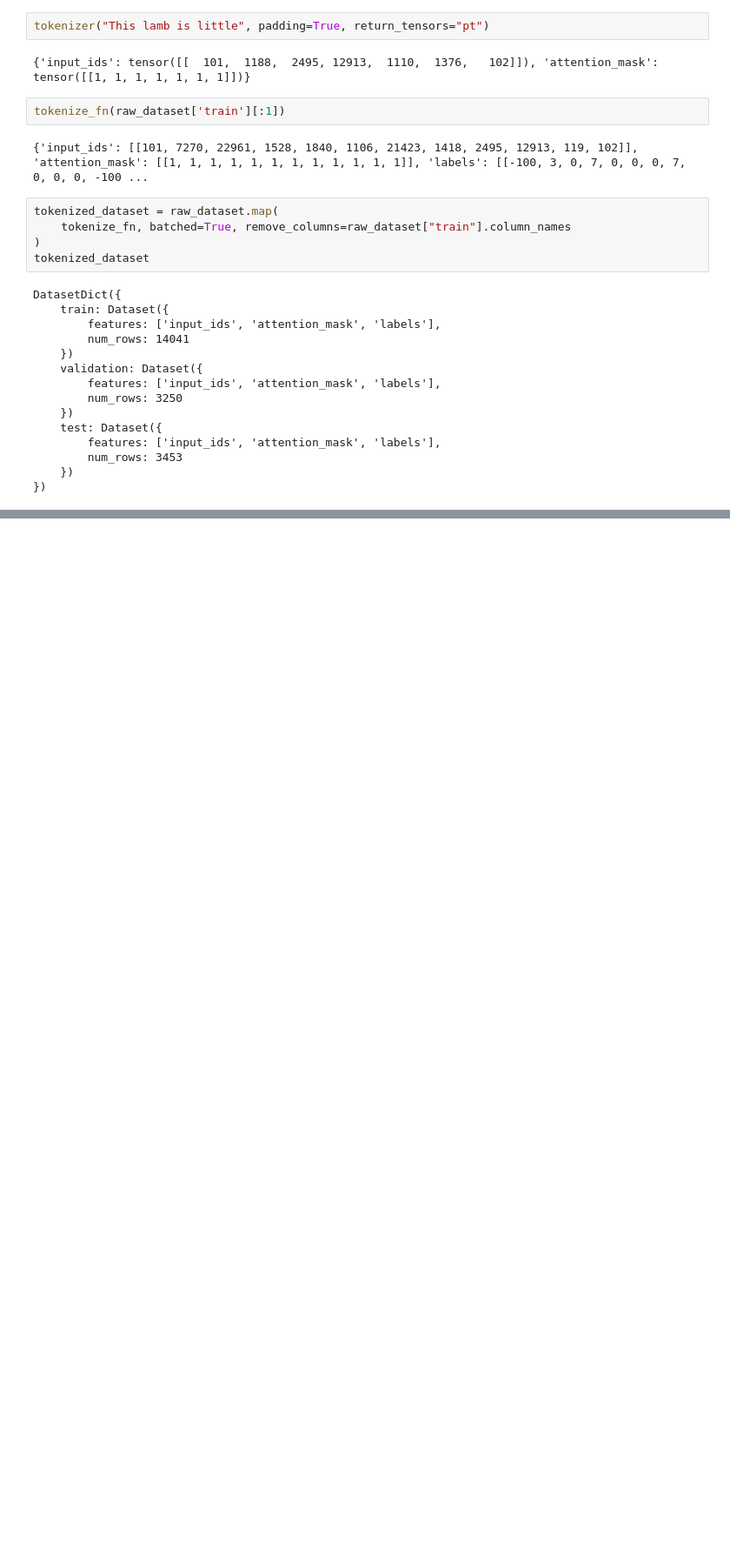
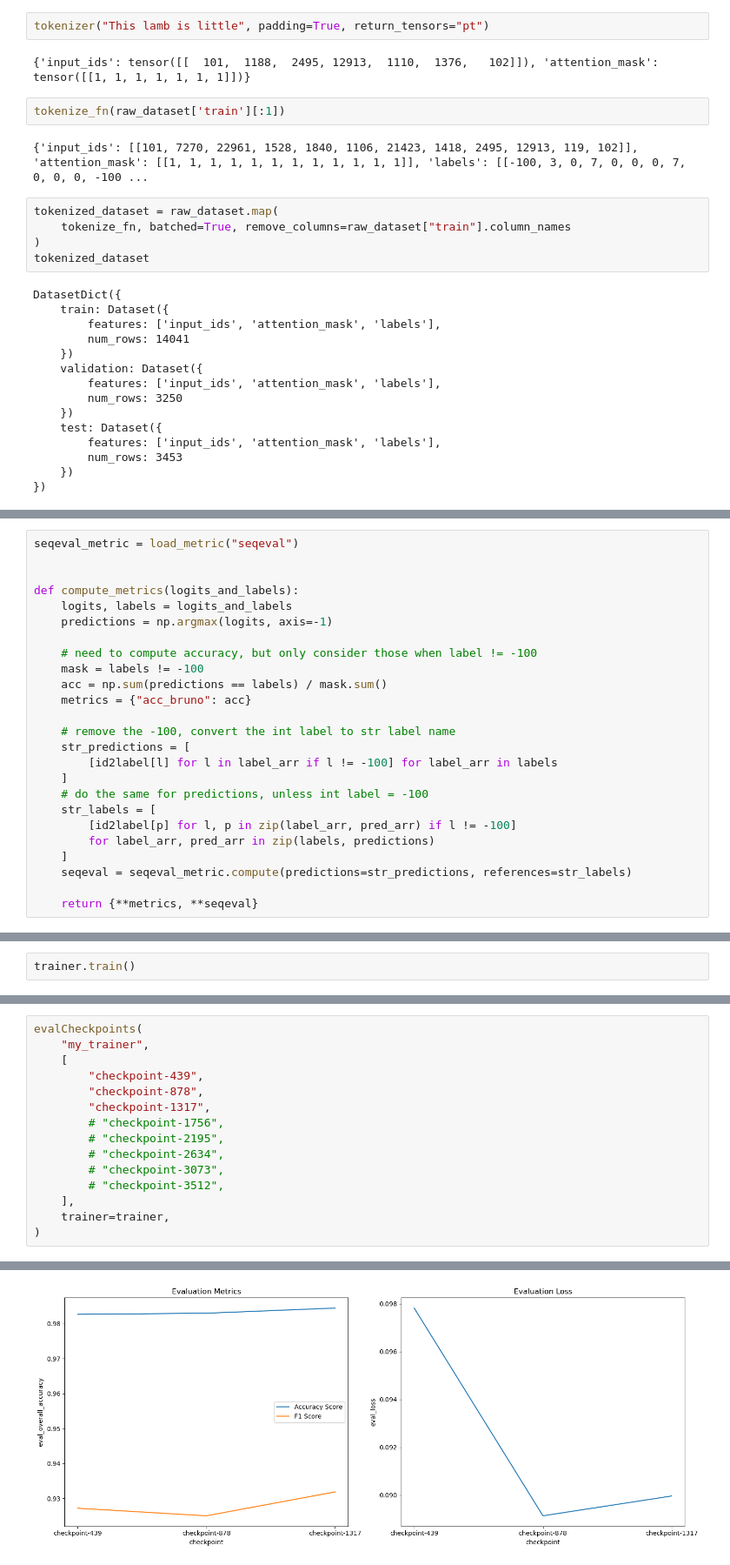
Before and after one commit to brunoconterato/udemy-lazyp-transformers-nlp, a Jupyter notebook: NER and POS Tagging (Intermediate)/NER Bruno Try.ipynb, the cells around one changed output, grey strips where cells are left out. Shown: that part at 87% size. Saved outputs shown, nothing was run; the diff lists cells and outputs as text; blank space fills up the shorter version.

```diff
--- a/NER and POS Tagging (Intermediate)/NER Bruno Try.ipynb
+++ b/NER and POS Tagging (Intermediate)/NER Bruno Try.ipynb
@@ -348,3 +346,28 @@ def compute_metrics(logits_and_labels):
+# %%
+seqeval_metric = load_metric("seqeval")
+
+
+def compute_metrics(logits_and_labels):
+    logits, labels = logits_and_labels
+    predictions = np.argmax(logits, axis=-1)
+
+    # need to compute accuracy, but only consider those when label != -100
+    mask = labels != -100
+    acc = np.sum(predictions == labels) / mask.sum()
+    metrics = {"acc_bruno": acc}
+
+    # remove the -100, convert the int label to str label name
+    str_predictions = [
+        [id2label[l] for l in label_arr if l != -100] for label_arr in labels
+    ]
+    # do the same for predictions, unless int label = -100
+    str_labels = [
+        [id2label[p] for l, p in zip(label_arr, pred_arr) if l != -100]
+        for label_arr, pred_arr in zip(labels, predictions)
+    ]
+    seqeval = seqeval_metric.compute(predictions=str_predictions, references=str_labels)
+
+    return {**metrics, **seqeval}
 # %%
 trainer = Trainer(
     model=model,
@@ -356,2 +379,4 @@ trainer = Trainer(
     tokenizer=tokenizer,
 )
+# %%
+trainer.train()
@@ -357,0 +436,16 @@ trainer = Trainer(
+# %%
+evalCheckpoints(
+    "my_trainer",
+    [
+        "checkpoint-439",
+        "checkpoint-878",
+        "checkpoint-1317",
+        # "checkpoint-1756",
+        # "checkpoint-2195",
+        # "checkpoint-2634",
+        # "checkpoint-3073",
+        # "checkpoint-3512",
+    ],
+    trainer=trainer,
+)
+# %% [output]
@@ -357,0 +456 @@ trainer = Trainer(
+[figure, added]
```
Also changed, not shown: parts of 12 cells of this notebook, 1 other file.
